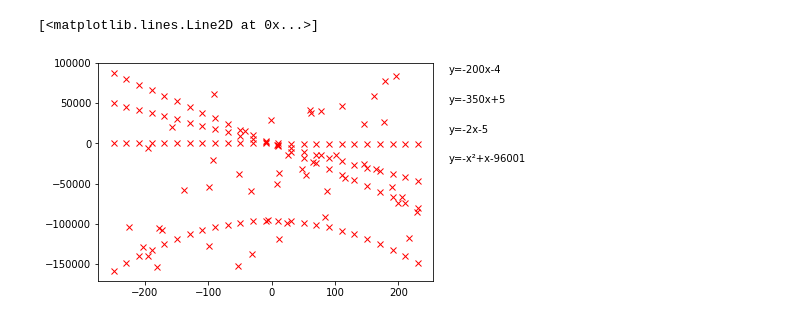
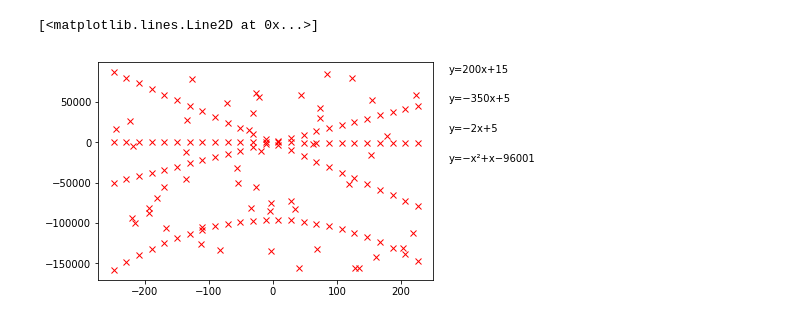
Before and after one commit to Grigoriy1234/newRepository, a Jupyter notebook: line * - 2 line - task 4.ipynb, the cells around one changed output. Drawn from its saved outputs; the diff is of its cells as text; code cells hidden in the pictures.

```diff
--- a/line * - 2 line - task 4.ipynb
+++ b/line * - 2 line - task 4.ipynb
@@ -308,13 +302,13 @@ def print_line_ab(points,ab,t):
             colors[0]=1
 # %%
 a=2080
-b=[[0,-2,-5],[0,-350,5],[0,-200,1-5],[-1,1,-1]]
+b=[[0,-2,5],[0,-350,5],[0,200,15],[-1,1,-1]]
 points=get_points(b=b,s=0,randDelta_x=5,count=4,power=2,randMIN_x=-250,randMAX_x=250,
            function_CountPoints =25,deltaGrafics=10,noise=True,Clone=False,noise_CountPoints=50,delta_noise=0)
 plt.plot(points['x'],points['y'],'rx')
 # %% [output]
 [<matplotlib.lines.Line2D at 0x...>]
-[figure, old version]
+[figure, new version]
 # %%
 k=0
 ab,t = find_function(points)
```
Also changed, not shown: parts of 4 cells of this notebook, 2 other files.
